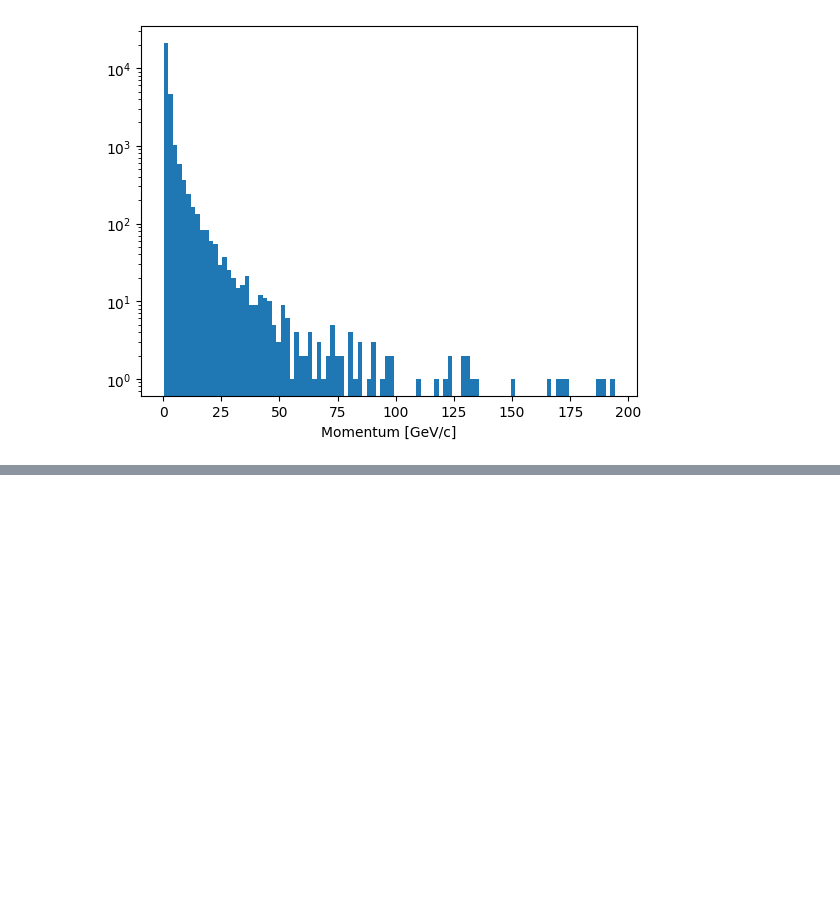
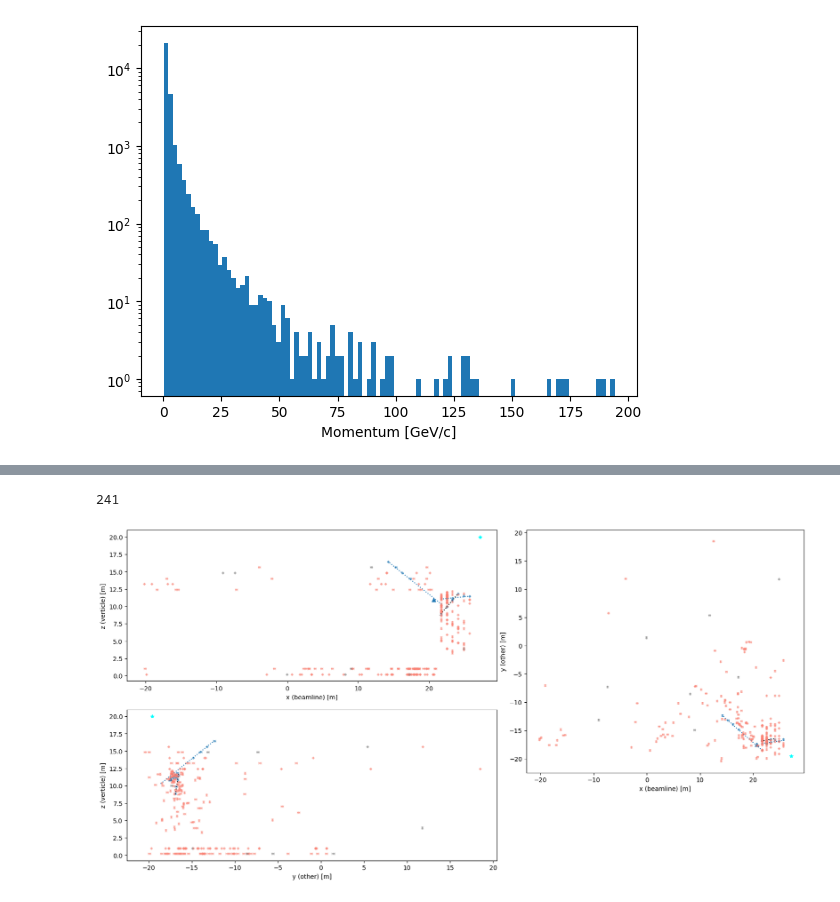
Before and after one commit to EdmondRen/mathusla-newsim, a Jupyter notebook: studies/mathusla40/cosmic_p/1.running_proton_batches.ipynb, the cells around one changed output, grey strips where cells are left out. Cells and saved outputs as stored; diff of their text form; code cells hidden in the pictures; blank space fills up the shorter version.

```diff
--- a/studies/mathusla40/cosmic_p/1.running_proton_batches.ipynb
+++ b/studies/mathusla40/cosmic_p/1.running_proton_batches.ipynb
@@ -179,0 +184,14 @@ Text(0.5, 0, 'Momentum [GeV/c]')
+# %%
+data_dir="/home/tomren/geant_projects/musim_test/cedar"
+fname_comb = f"{data_dir}/series_1_digi_recon_skim.root"
+
+f2 = root.tfile_reader(fname_comb)
+f2.ls()
+
+## Get metadata
+f2.get_tree("metadata_digi")
+metadata_digi = f2.get_entry(0)
+
+# Get data
+f2.get_tree("data;1")
+print("Entries", f2.entries)
@@ -179,0 +207,11 @@ Text(0.5, 0, 'Momentum [GeV/c]')
+# %%
+# i=2
+i+=1
+print(i)
+
+data = f2.get_entry(i)
+event = datatypes.Event(data, metadata_digi)
+event.plot()
+# %% [output]
+241
+[figure, added]
```
Also changed, not shown: parts of 3 cells of this notebook, 19 other files.
